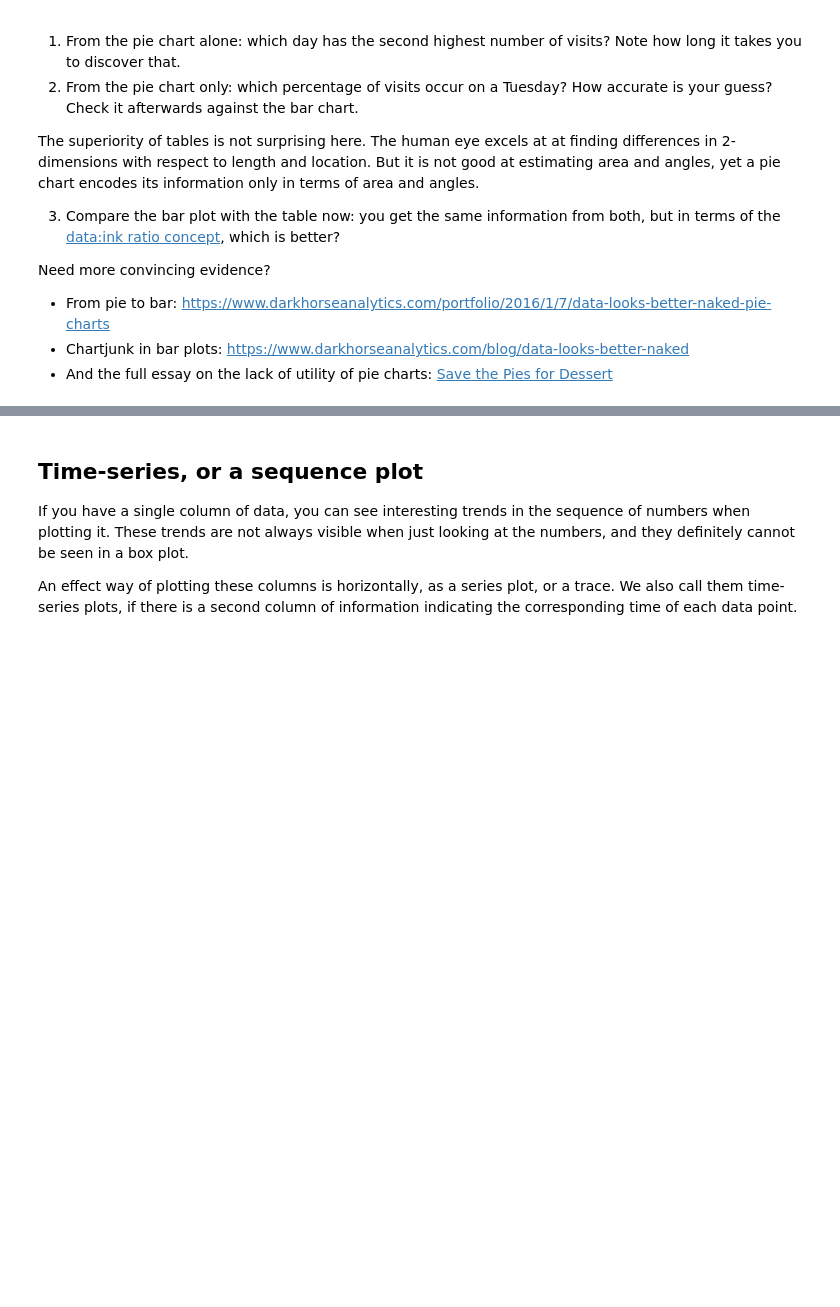
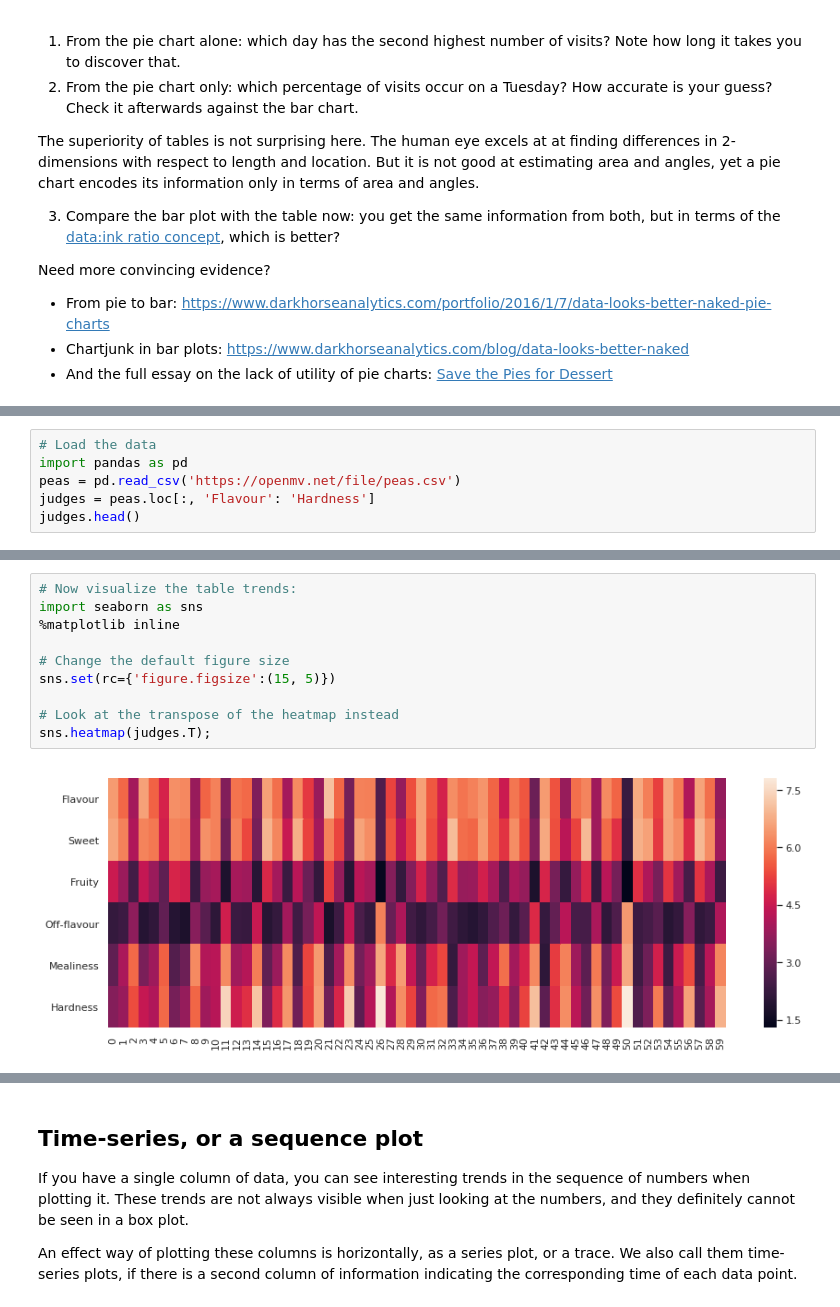
Before and after one commit to kgdunn/python-basic-notebooks, a Jupyter notebook: Module-10-interactive.ipynb, the cells around one changed output, grey strips where cells are left out. Drawn from its saved outputs; the diff is of its cells as text; blank space fills up the shorter version.

```diff
--- a/Module-10-interactive.ipynb
+++ b/Module-10-interactive.ipynb
@@ -199,0 +210,6 @@ Need more convincing evidence?
+# %%
+# Load the data
+import pandas as pd
+peas = pd.read_csv('https://openmv.net/file/peas.csv')
+judges = peas.loc[:, 'Flavour': 'Hardness']
+judges.head()
@@ -199,0 +223,12 @@ Need more convincing evidence?
+# %%
+# Now visualize the table trends:
+import seaborn as sns
+%matplotlib inline
+
+# Change the default figure size
+sns.set(rc={'figure.figsize':(15, 5)})
+
+# Look at the transpose of the heatmap instead
+sns.heatmap(judges.T);
+# %% [output]
+[figure, added]
```
Also changed, not shown: parts of 11 cells of this notebook.
